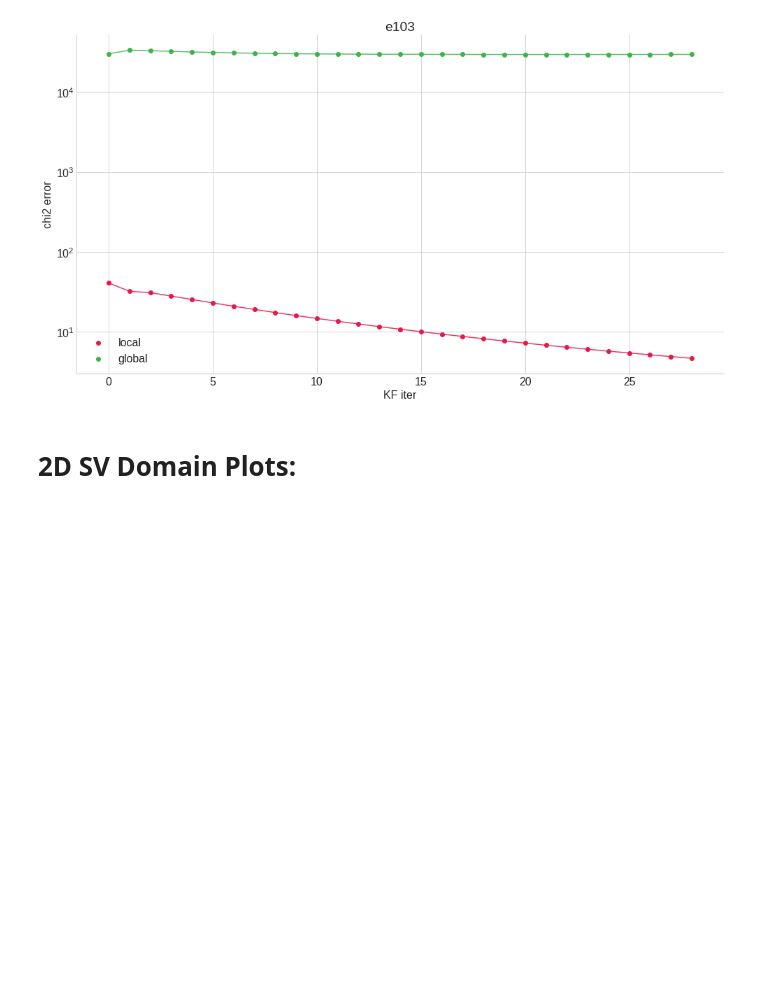
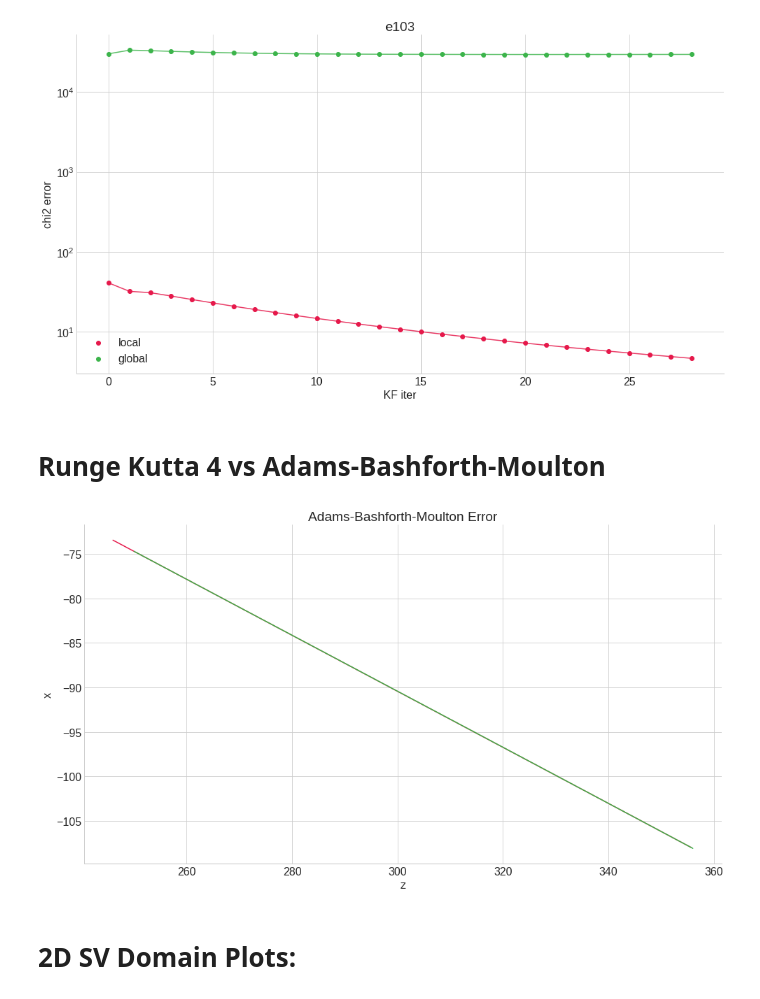
Before and after one commit to bleaktwig/clas12-data-and-tests, a Jupyter notebook: KF_plots.ipynb, the cells around one changed output. Saved outputs shown, nothing was run; the diff lists cells and outputs as text; code cells hidden in the pictures; blank space fills up the shorter version.

```diff
--- a/KF_plots.ipynb
+++ b/KF_plots.ipynb
@@ -226,6 +226,25 @@ def scatter_plot(arrs, names, title, yscale):
     plt.tight_layout()
     plt.show()
     return
+
+def values_plot(xarrs, yarrs, title, ylabel, yscale):
+    fig, ax = plt.subplots()
+
+    fig.set_size_inches(plot_size)
+    for i in range(len(xarrs)):
+        plt.plot(xarrs[i], yarrs[i], c=accessibility_99[i])
+
+    plt.yscale(yscale)
+    plt.title(title)
+    plt.ylabel(ylabel)
+    plt.xlabel("z")
+
+    ax.spines["top"].set_visible(False)
+    ax.spines["right"].set_visible(False)
+
+    plt.tight_layout()
+    plt.show()
+    return
 # %%
 for i in range(len(chi2_arr)):
     scatter_plot(chi2_arr[i], TESTS, EVENTS[i], "log")
@@ -264,6 +273,19 @@ for i in range(len(lg_chi2_arr)):
 [figure]
 [figure]
 [figure]
+# %% [markdown]
+# Runge Kutta 4 vs Adams-Bashforth-Moulton
+# %%
+ABMVRK4 = "abm_vs_rk4/"
+ylabels = ["z", "x", "y", "tx", "ty", "q", "dx/dtx", "dx/dty", "dx/dq", "dy/dtx", "dy/dty", "dy/dq",
+           "dtx/dty", "dtx/dq", "dty/dtx", "dty/dq"]
+rk4_arr = file_to_nDarrs(MDIR + ABMVRK4 + "rk4_1_ss001").transpose()
+abm_arr = file_to_nDarrs(MDIR + ABMVRK4 + "abm_1_ss1").transpose()
+# %%
+i = 1
+values_plot([rk4_arr[0], abm_arr[0]], [rk4_arr[i], abm_arr[i]], "Adams-Bashforth-Moulton Error", ylabels[i],"linear")
+# %% [output]
+[figure, added]
 # %% [markdown]
 # 2D SV Domain Plots:
 # %%
```
Also changed, not shown: parts of 2 cells of this notebook, 12 other files.
